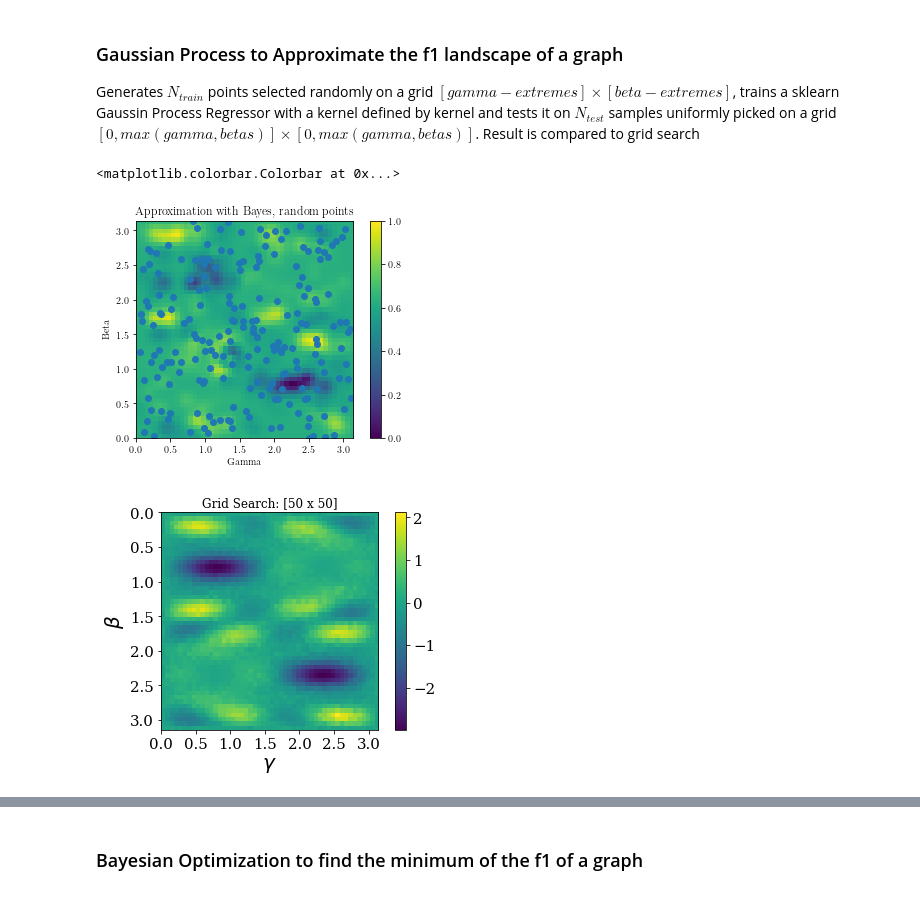
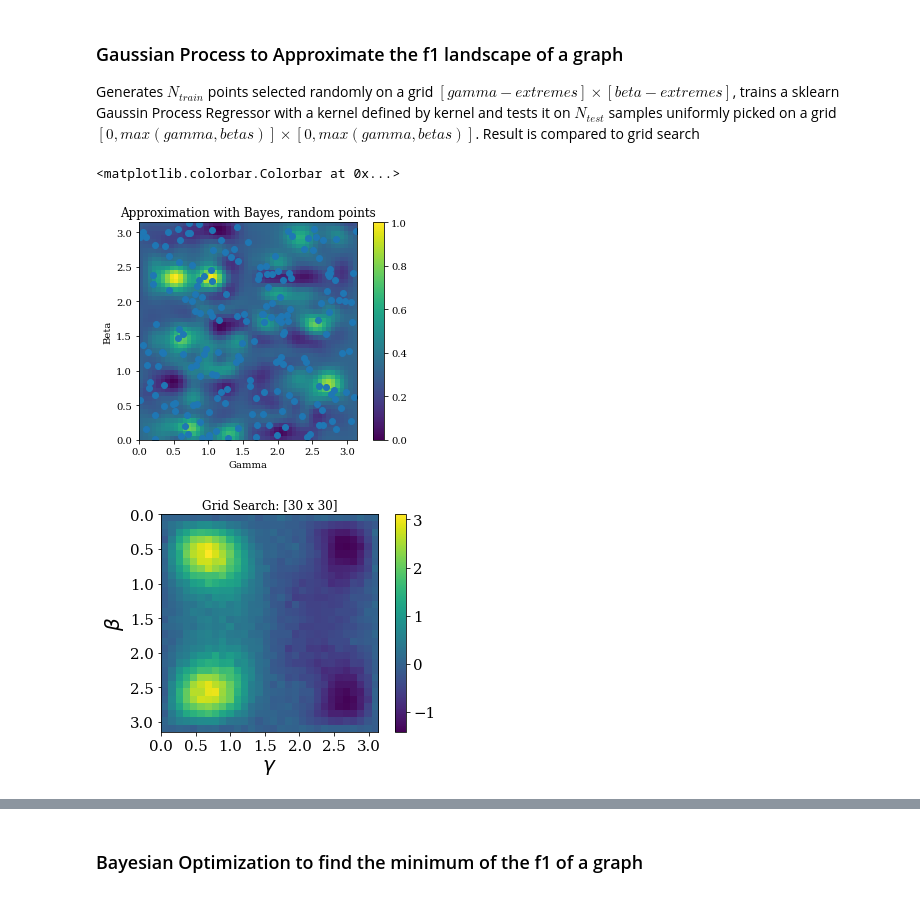
Before and after one commit to etignoneleitha/ifabquantum, a Jupyter notebook: notebooks/QAOA-Bayes.ipynb, the cells around one changed output, grey strips where cells are left out. Drawn from its saved outputs; the diff is of its cells as text; code cells hidden in the pictures.

```diff
--- a/notebooks/QAOA-Bayes.ipynb
+++ b/notebooks/QAOA-Bayes.ipynb
@@ -152,11 +152,11 @@ def cost_function(values):
     '''
     Evaluates cost of the +1/-1 combination of spins
     '''
-    var = values
-    first_term = -sum(var)
+    var = 1 - 2*values
+    first_term = 1/2*sum(var)
     second_term = 0
     for edge in G_comp.edges:
-        second_term += omega*(var[edge[0]]*var[edge[1]])
+        second_term += 1/4*omega*(var[edge[0]]*var[edge[1]] - var[edge[0]] - var[edge[1]])
     return first_term + second_term
 
 
@@ -201,10 +201,12 @@ def quantum_algorithm(gamma, beta):
     qc.h(range(N))
 
     for edge in G_comp.edges:
-        qc.rzz(2*gamma*omega, edge[0], edge[1])
+        qc.rzz(2*gamma*omega/4, edge[0], edge[1])
+        qc.rz(-2*gamma*omega/4, edge[0])
+        qc.rz(-2*gamma*omega/4, edge[1])
 
     for i in G.nodes:
-        qc.rz(-2*gamma, i)
+        qc.rz(2*gamma/2, i)
 
     #mixing
     qc.rx(2*beta, range(N)) #rx = e^[-i(theta/2) X]
@@ -351,11 +376,11 @@ plt.ylabel('Beta')
 plt.colorbar()
 # %% [output]
 <matplotlib.colorbar.Colorbar at 0x...>
-[figure, old version]
+[figure, new version]
 # %%
 #To confront with
 if True:
-    params, f1 = grid_search(50)
+    params, f1 = grid_search(30)
     plot_f1_landscape(params, f1)
 # %% [output]
-[figure, old version]
+[figure, new version]
```
Also changed, not shown: parts of 10 cells of this notebook.
